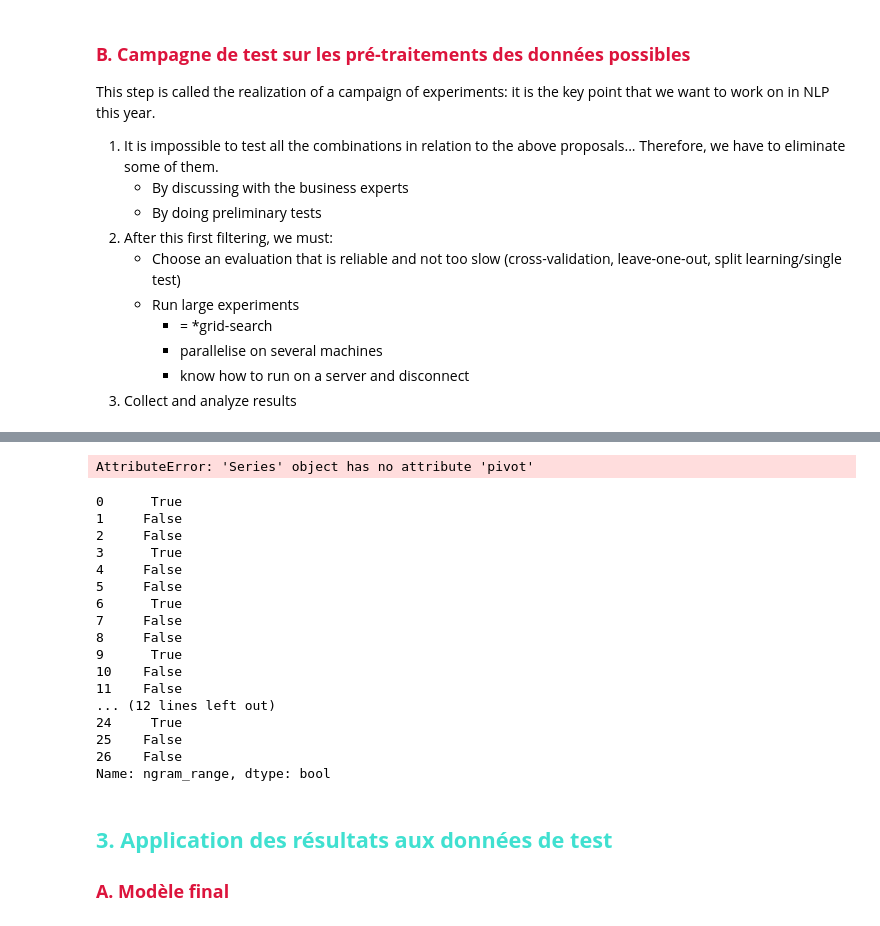
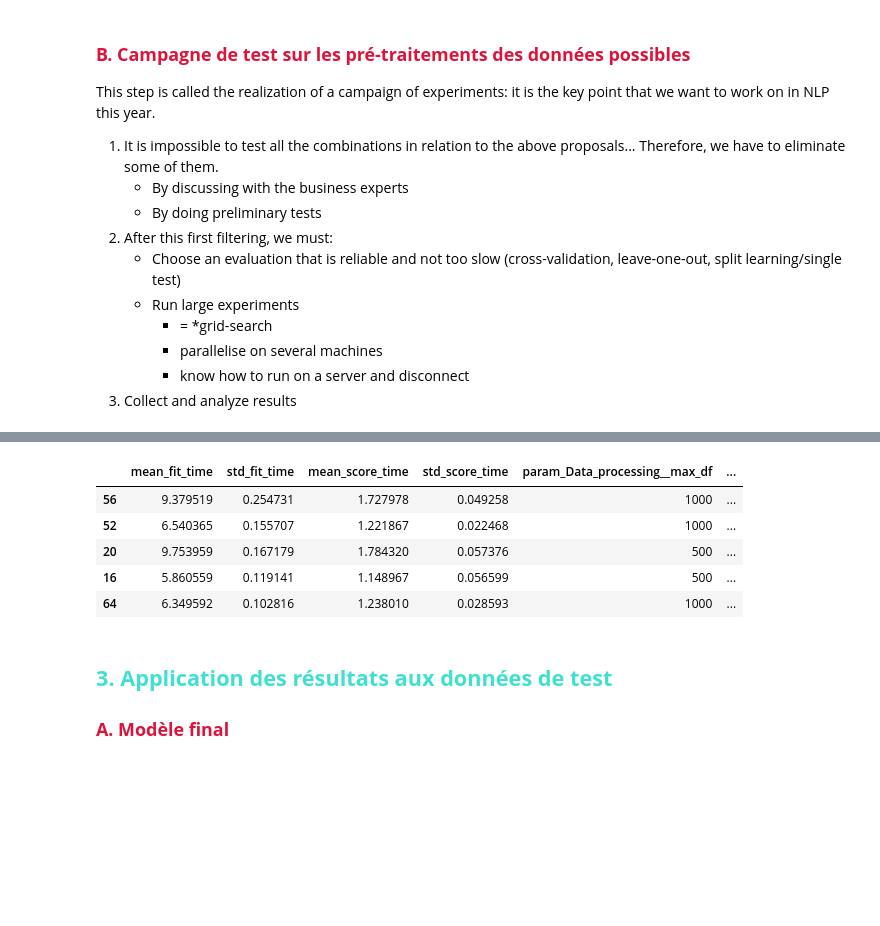
Before and after one commit to suzannegtx/Prog_NLP_Assignments, a Jupyter notebook: Projets_TAL/Projet_presidents/Projet_Chirac_Mitterrand.ipynb, the cells around one changed output, grey strips where cells are left out. Drawn from its saved outputs; the diff is of its cells as text; code cells hidden in the pictures; blank space fills up the shorter version.

Commit message:
Vérification fonctionnement

```diff
--- a/Projets_TAL/Projet_presidents/Projet_Chirac_Mitterrand.ipynb
+++ b/Projets_TAL/Projet_presidents/Projet_Chirac_Mitterrand.ipynb
@@ -324,7 +326,7 @@ from sklearn.metrics import balanced_accuracy_score
 
 # Apprentissage et prédiction
 clf_nb = MultinomialNB()
-clf_lr = LogisticRegression(random_state=)
+clf_lr = LogisticRegression(random_state=42)
 clf_svm = LinearSVC(random_state=42)
 
 clf_nb.fit(X_train_processing,y_train)
@@ -604,39 +540,14 @@ results
-# %%
-import seaborn as sns
-import matplotlib.pyplot as plt
-
-# Supposons que votre DataFrame s'appelle df
-results = results['ngram_range'] == (1, 1)
-pivot_table = results.pivot(index='min_df', columns='max_df', values='mean_balanced_accuracy')
-
-plt.figure(figsize=(10, 7))
-sns.heatmap(pivot_table, annot=True, cmap="YlGnBu")
-plt.title("Score en fonction de max_df et min_df")
-plt.xlabel("max_df")
-plt.ylabel("min_df")
-plt.show()
-# %% [output]
-AttributeError: 'Series' object has no attribute 'pivot'
-# %%
-results
-# %% [output]
-0      True
-1     False
-2     False
-3      True
-4     False
-5     False
-6      True
-7     False
-8     False
-9      True
-10    False
-11    False
-... (12 lines left out)
-24     True
-25    False
-26    False
-Name: ngram_range, dtype: bool
+# %%
+cv_results = pd.DataFrame(cv_results)
+cv_results = cv_results.sort_values(by='mean_test_score', ascending=False)
+cv_results.head()
+# %% [output]
+|  | mean_fit_time | std_fit_time | mean_score_time | std_score_time | param_Data_processing__max_df | ... |
+| 56 | 9.379519 | 0.254731 | 1.727978 | 0.049258 | 1000 | ... |
+| 52 | 6.540365 | 0.155707 | 1.221867 | 0.022468 | 1000 | ... |
+| 20 | 9.753959 | 0.167179 | 1.784320 | 0.057376 | 500 | ... |
+| 16 | 5.860559 | 0.119141 | 1.148967 | 0.056599 | 500 | ... |
+| 64 | 6.349592 | 0.102816 | 1.238010 | 0.028593 | 1000 | ... |
 # %% [markdown]
 ## **<span style="color: #40E0D0">3. Application des résultats aux données de test</span>**
 
```
Also changed, not shown: parts of 9 cells of this notebook.
